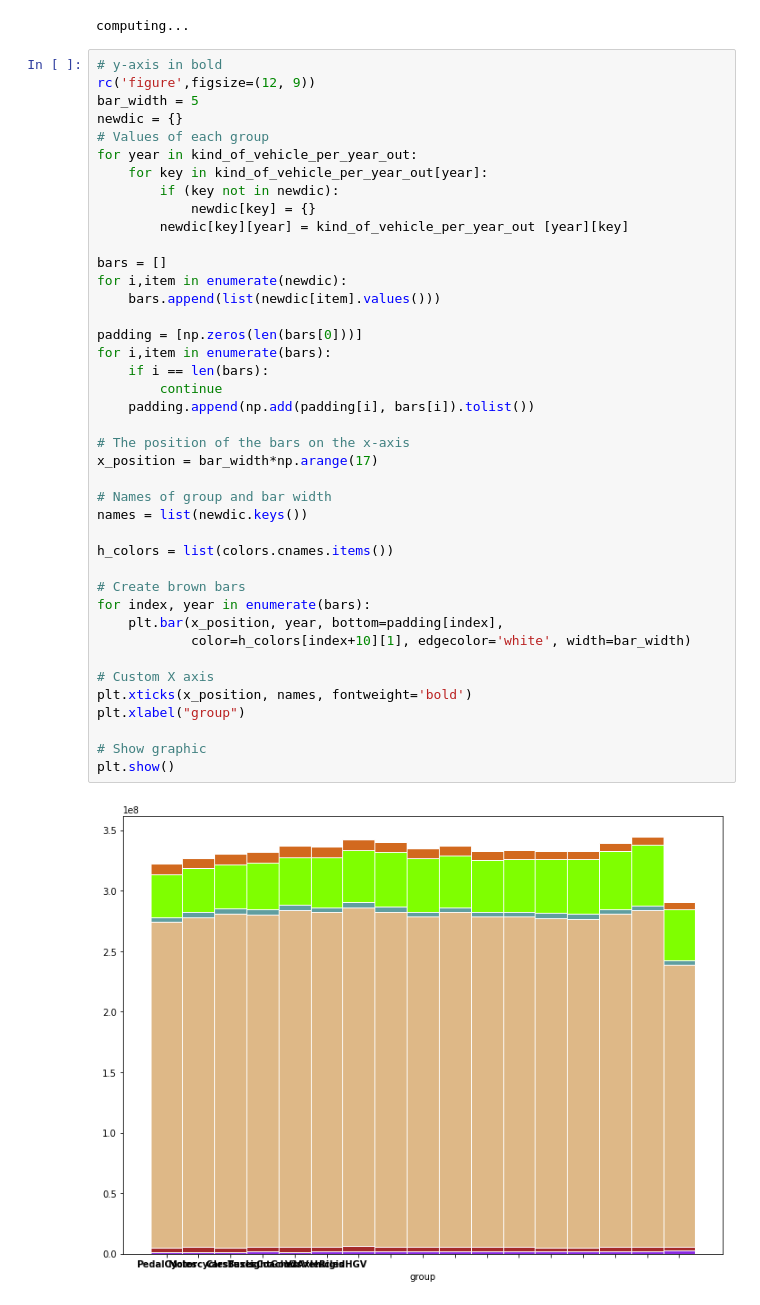
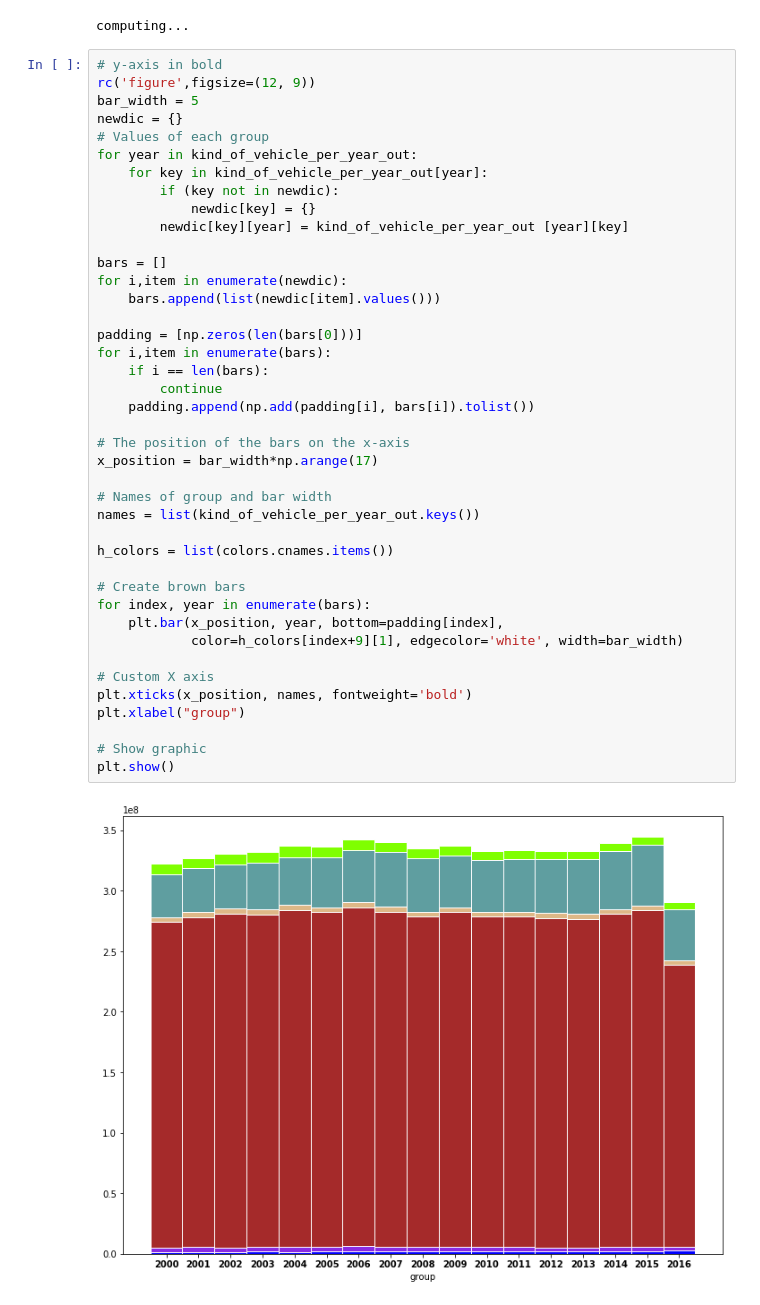
Before and after one commit to arefabed/fall2019_algorithm_project, a Jupyter notebook: plots.ipynb, the cells around one changed output. Drawn from its saved outputs; the diff is of its cells as text.

Commit message:
kind_of_vehicle_per_year tweak plot

```diff
--- a/plots.ipynb
+++ b/plots.ipynb
@@ -64,33 +64,33 @@ for year in kind_of_vehicle_per_year_out:
         newdic[key][year] = kind_of_vehicle_per_year_out [year][key]
 
 bars = []
 for i,item in enumerate(newdic):
     bars.append(list(newdic[item].values()))
 
 padding = [np.zeros(len(bars[0]))]
 for i,item in enumerate(bars):
     if i == len(bars):
         continue
     padding.append(np.add(padding[i], bars[i]).tolist())
 
 # The position of the bars on the x-axis
 x_position = bar_width*np.arange(17)
 
 # Names of group and bar width
-names = list(newdic.keys())
+names = list(kind_of_vehicle_per_year_out.keys())
 
 h_colors = list(colors.cnames.items())
 
 # Create brown bars
 for index, year in enumerate(bars):
     plt.bar(x_position, year, bottom=padding[index],
-            color=h_colors[index+10][1], edgecolor='white', width=bar_width)
+            color=h_colors[index+9][1], edgecolor='white', width=bar_width)
 
 # Custom X axis
 plt.xticks(x_position, names, fontweight='bold')
 plt.xlabel("group")
 
 # Show graphic
 plt.show()
 # %% [output]
-[figure, old version]
+[figure, new version]
```
